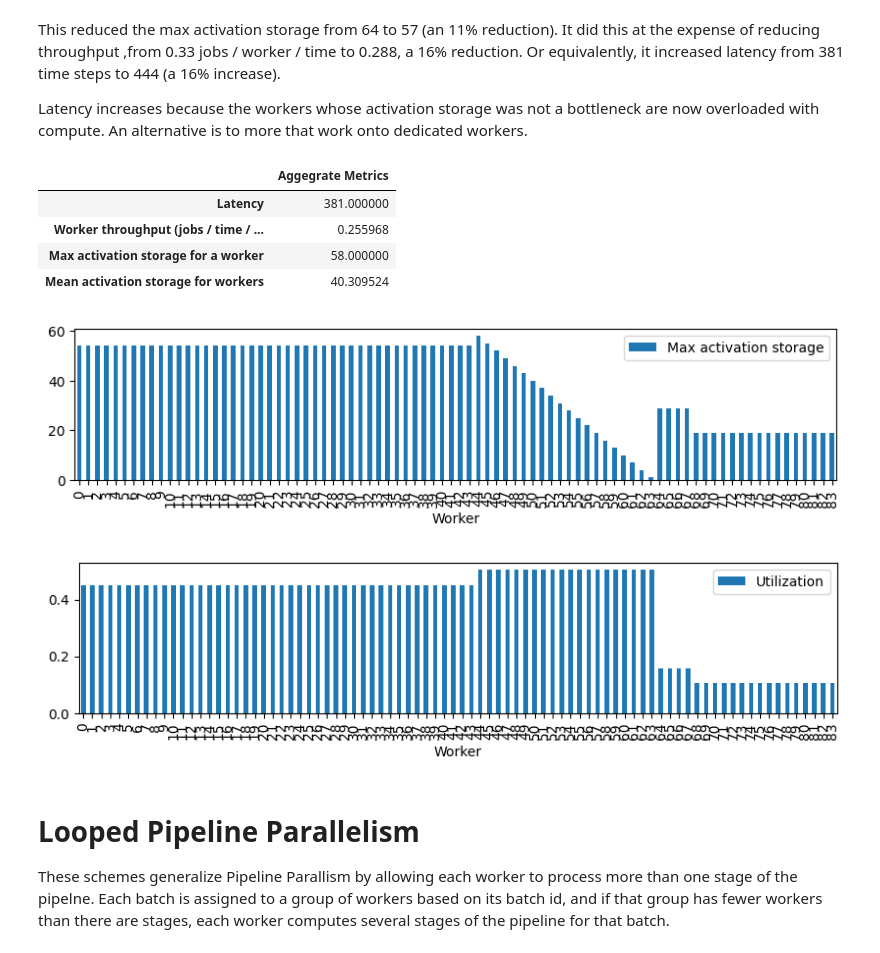
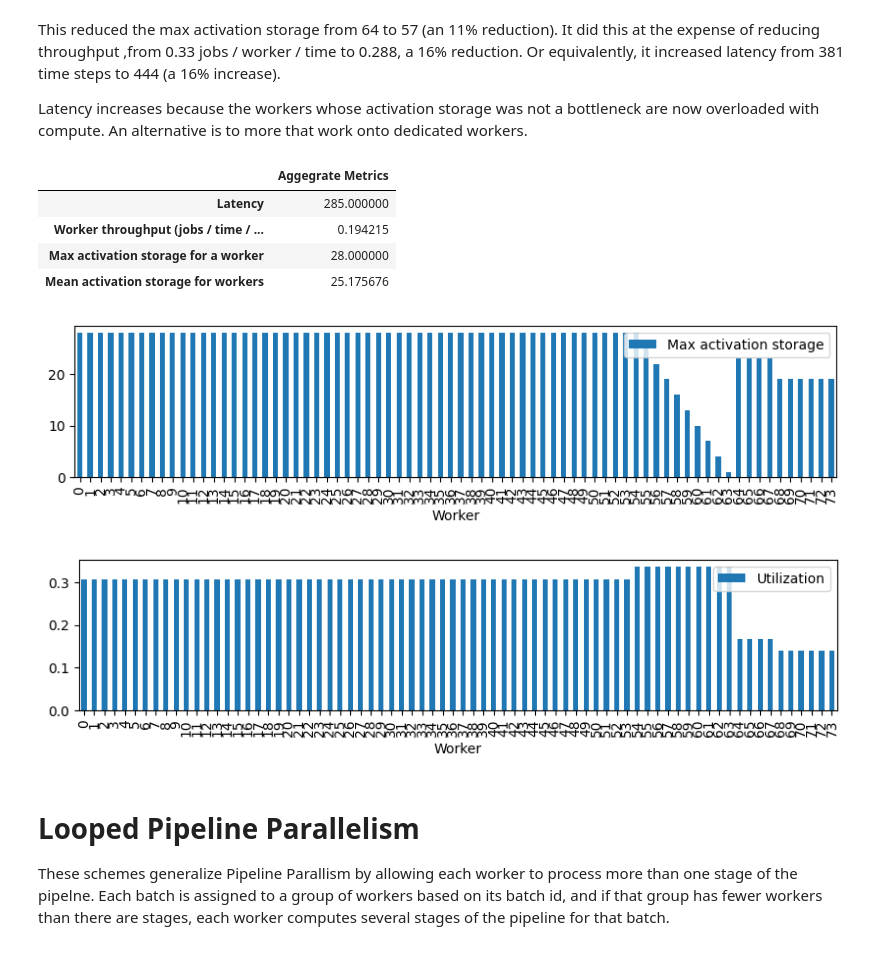
Before and after one commit to a-rahimi/parallel-training, a Jupyter notebook: parallelsim_notebook.ipynb, the cells around one changed output. Cells and saved outputs as stored; diff of their text form; code cells hidden in the pictures.

```diff
--- a/parallelsim_notebook.ipynb
+++ b/parallelsim_notebook.ipynb
@@ -36,18 +39,10 @@ from parallelsim import Work, ComputeAndWeightWorkers
 
 In these schemes, there is a 1:1 correspondence between workers and batches. Each worker processes every stage of the batch assigned to it in sequence.
 # %%
-num_workers = 6
-num_stages = 6
-num_batches = 6
-
-
 def DistributedDataParallel(w: Work):
     return ComputeAndWeightWorkers(w.batch, w.batch)
 
 
-assert num_batches == num_workers
-
-
-parallelsim.simulate(num_workers, num_stages, num_batches, DistributedDataParallel)
+parallelsim.simulate(num_batches, num_stages, num_batches, DistributedDataParallel)
 # %% [output]
 |  | Aggegrate Metrics |
@@ -107,19 +74,12 @@ parallelsim.simulate(
 
 In these schemes, there is a 1:1 correspondence between workers and stages. Each worker processes just one stage of every batch.
 # %%
-num_stages = 64
-num_workers = 64
-num_batches = 64
-
-
 def GPipe(w: Work):
     return ComputeAndWeightWorkers(w.stage, w.stage)
 
 
-assert num_stages == num_workers
-
 parallelsim.simulate(
-    num_workers,
+    num_stages,
     num_stages,
     num_batches,
     GPipe,
@@ -135,4 +96,4 @@ parallelsim.simulate(
 # %%
-parallelsim.simulate(num_workers, num_stages, num_batches, GPipe)
+parallelsim.simulate(num_stages, num_stages, num_batches, GPipe)
 # %% [output]
 |  | Aggegrate Metrics |
@@ -172,6 +133,6 @@ def CuckooParallelism(work: Work) -> ComputeAndWeightWorkers:
     return ComputeAndWeightWorkers(work.stage, work.stage)
 
 
-parallelsim.simulate(num_workers, num_stages, num_batches, CuckooParallelism)
+parallelsim.simulate(num_stages, num_stages, num_batches, CuckooParallelism)
 # %% [output]
 |  | Aggegrate Metrics |
@@ -187,34 +148,34 @@ This reduced the max activation storage from 64 to 57 (an 11% reduction). It did
 Latency increases because the workers whose activation storage was not a bottleneck are now overloaded with compute. An alternative is to more that work onto dedicated workers.
 # %%
 def OverFlowPipelineParallelism(work: Work) -> ComputeAndWeightWorkers:
-    stage_cutoff = num_workers - num_overflow_workers
+    stage_cutoff = num_stages - num_overflow_workers
     if (
         work.direction == parallelsim.Direction.BACKWARD
         and work.stage < stage_cutoff
-        and work.batch > 53
+        and work.batch < 4
     ):
         return ComputeAndWeightWorkers(
-            num_workers + (work.stage % num_overflow_workers), work.stage
+            num_stages + (work.stage % num_overflow_workers), work.stage
         )
     return ComputeAndWeightWorkers(work.stage, work.stage)
 
 
-num_overflow_workers = 20
+num_overflow_workers = 10
 
 parallelsim.simulate(
-    num_workers + num_overflow_workers,
+    num_stages + num_overflow_workers,
     num_stages,
     num_batches,
     OverFlowPipelineParallelism,
 )
 # %% [output]
 |  | Aggegrate Metrics |
-| Latency | 381.000000 |
-| Worker throughput (jobs / time / ... | 0.255968 |
-| Max activation storage for a worker | 58.000000 |
-| Mean activation storage for workers | 40.309524 |
+| Latency | 285.000000 |
+| Worker throughput (jobs / time / ... | 0.194215 |
+| Max activation storage for a worker | 28.000000 |
+| Mean activation storage for workers | 25.175676 |
-[figure, old version]
+[figure, new version]
-[figure, old version]
+[figure, new version]
 # %% [markdown]
 # Looped Pipeline Parallelism
 
```
Also changed, not shown: parts of 8 cells of this notebook.
